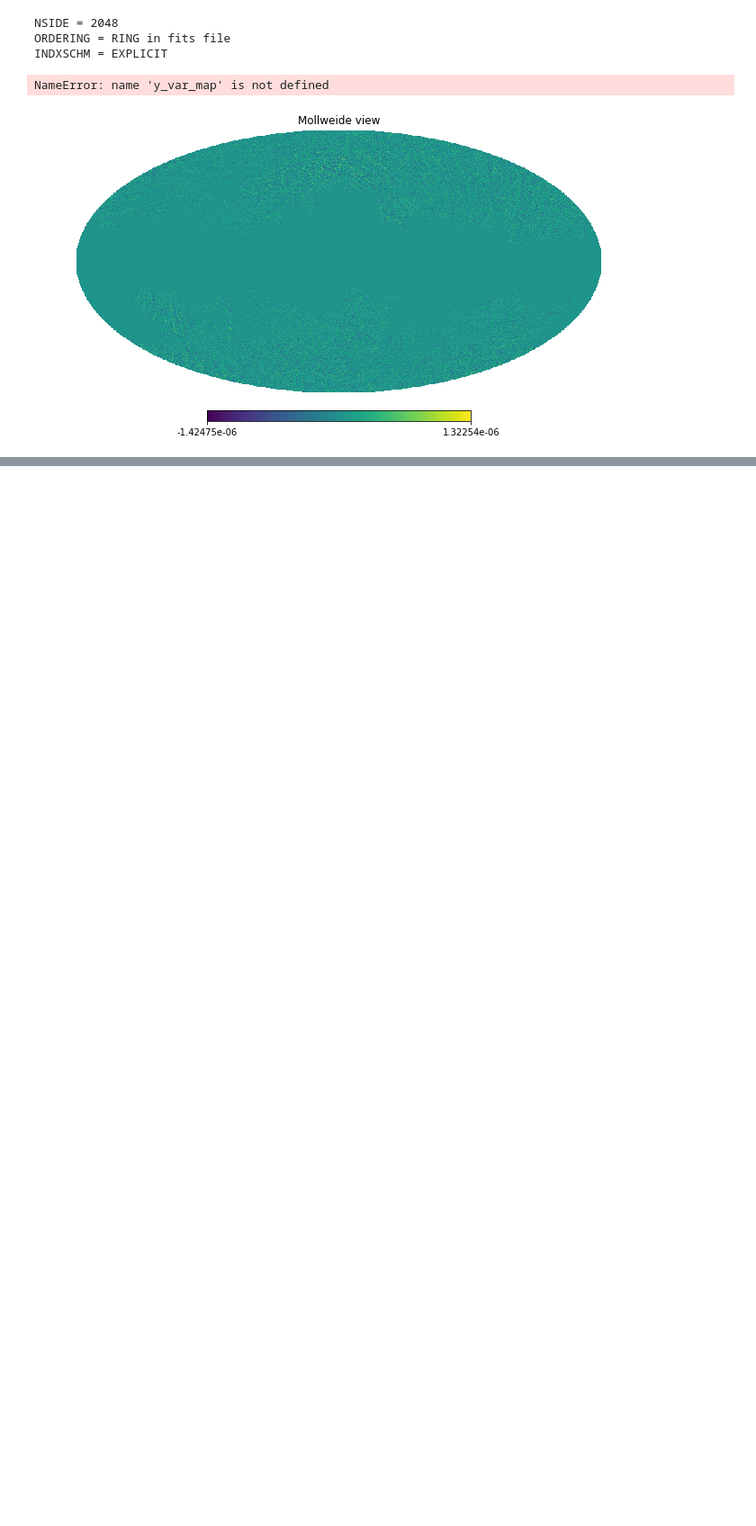
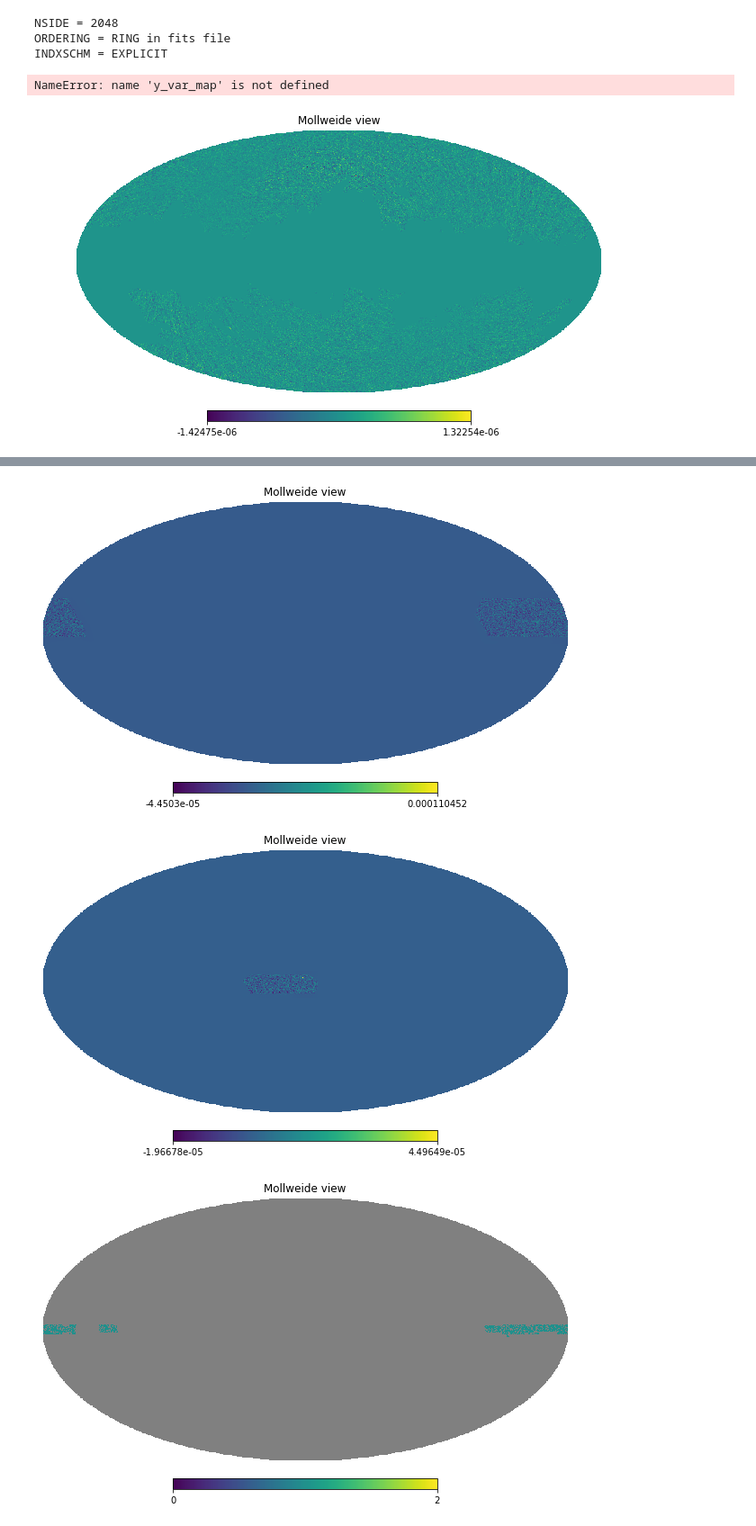
Before and after one commit to tilmantroester/KiDS-1000xtSZ, a Jupyter notebook: notebooks/process_maps.ipynb, the cells around one changed output, grey strips where cells are left out. Shown at 90% size. Drawn from its saved outputs; the diff is of its cells as text; code cells hidden in the pictures; blank space fills up the shorter version.

```diff
--- a/notebooks/process_y_maps.ipynb
+++ b/notebooks/process_maps.ipynb
@@ -182,0 +187,41 @@ pylenspice.write_partial_polarization_file([shear_map_0, shear_map_0, shear_map_
+# %%
+import pixell.enmap
+
+BN_enmap = pixell.enmap.read_map("/disk09/ttroester/ACT/compsep_maps/tilec_single_tile_BN_comptony_map_v1.2.0_joint.fits")
+
+BN_enmap_deproject_cib = pixell.enmap.read_map("/disk09/ttroester/ACT/compsep_maps/tilec_single_tile_BN_comptony_deprojects_cib_map_v1.2.0_joint.fits")
+
+BN_enmap_mask = pixell.enmap.read_map("/disk09/ttroester/ACT/masks/compsep_masks/act_dr4.01_s14s15_BN_compsep_mask.fits")
+
+#D56_enmap = pixell.enmap.read_map("/disk09/ttroester/ACT/compsep_maps/tilec_single_tile_D56_comptony_map_v1.2.0_joint.fits")
+# %%
+BN_healpix = BN_enmap.to_healpix(nside=2048)
+BN_healpix_deproject_cib = BN_enmap_deproject_cib.to_healpix(nside=2048)
+BN_healpix_mask = BN_enmap_mask.to_healpix(nside=2048)
+
+BN_healpix_mask_sharp = BN_healpix_mask > (1-1e-3)
+#D56_healpix = D56_enmap.to_healpix(nside=2048)
+
+BN_healpix[BN_healpix_mask == 0] = hp.UNSEEN
+BN_healpix_deproject_cib[BN_healpix_mask == 0] = hp.UNSEEN
+
+# BN_healpix_mask[BN_healpix_mask == 0] = hp.UNSEEN
+# BN_healpix_mask_sharp[BN_healpix_mask_sharp == 0] = hp.UNSEEN
+
+hp.write_map("../data/y_maps/ACT/BN.fits", BN_healpix, partial=True, overwrite=True)
+hp.write_map("../data/y_maps/ACT/BN_deproject_cib.fits", BN_healpix_deproject_cib, partial=True, overwrite=True)
+hp.write_map("../data/y_maps/ACT/BN_mask.fits", BN_healpix_mask, partial=False, overwrite=True)
+hp.write_map("../data/y_maps/ACT/BN_mask_sharp.fits", BN_healpix_mask_sharp, partial=False, overwrite=True)
+# %%
+shear_cel_footprint = hp.read_map("../data/shear_maps_KiDS1000_cel_N/z0.1-0.3/doublet_mask.fits")
+shear_cel_weight = hp.read_map("../data/shear_maps_KiDS1000_cel_N/z0.1-0.3/doublet_weight.fits")
+shear_cel_e1 = hp.read_map("../data/shear_maps_KiDS1000_cel_N/z0.1-0.3/triplet.fits", hdu=2)
+# %%
+hp.mollview(BN_healpix)
+hp.mollview(D56_healpix)
+
+hp.mollview(shear_cel_footprint)
+# %% [output]
+[figure, added]
+[figure, added]
+[figure, added]
```
Also changed, not shown: parts of 10 cells of this notebook, 4 other files.
